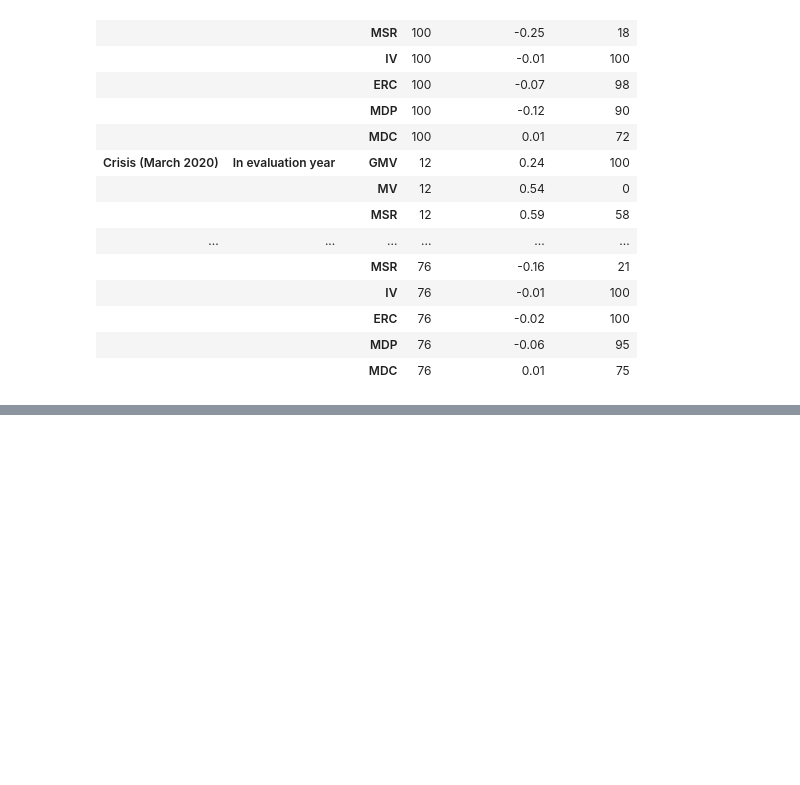
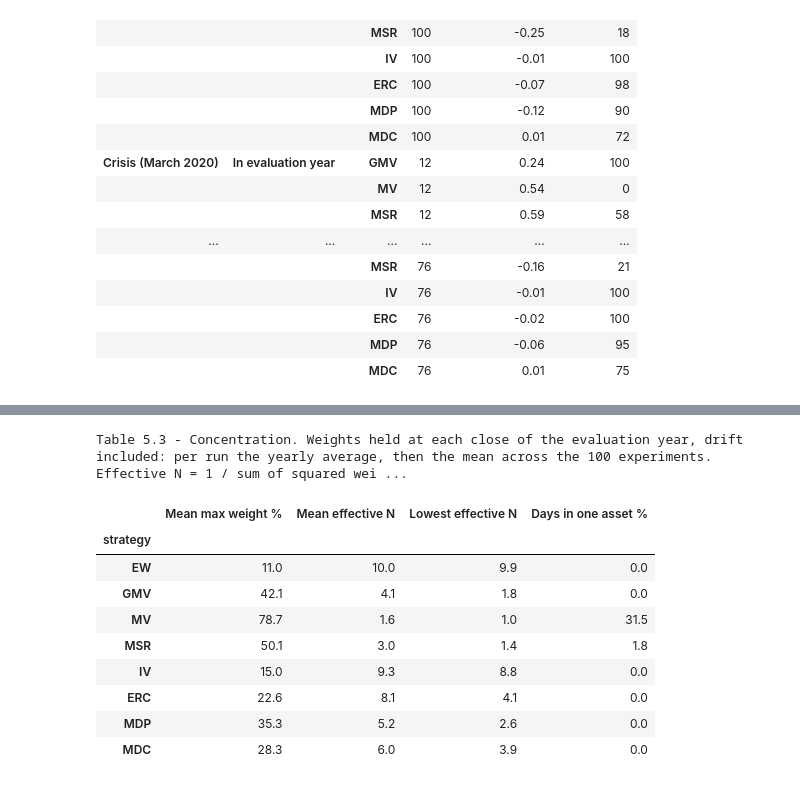
Before and after one commit to christianvanbellen/nova-ims-portfolio-management, a Jupyter notebook: notebooks/07_robustness.ipynb, the cells around one changed output, grey strips where cells are left out. Drawn from its saved outputs; the diff is of its cells as text; code cells hidden in the pictures; blank space fills up the shorter version.

```diff
--- a/notebooks/07_robustness.ipynb
+++ b/notebooks/07_robustness.ipynb
@@ -383,0 +463,20 @@ Table A5.1 - Table 5.2's groups, median paired Sharpe difference with EW and sha
+# %%
+conc = rb.concentration(grid)
+table_5_3 = rb.concentration_table(conc)
+print("Table 5.3 - Concentration. Weights held at each close of the evaluation year, drift included: per run the "
+      f"yearly average, then the mean across the {cfg.N_EXPERIMENTS} experiments. Effective N = 1 / sum of squared "
+      f"weights; {cfg.SUBSET_SIZE} assets per subset.")
+display(fmt.style(table_5_3, {"Mean max weight %": PCT(1), "Mean effective N": lambda v: fmt.number(v, 1),
+                              "Lowest effective N": lambda v: fmt.number(v, 1), "Days in one asset %": PCT(1)}))
+# %% [output]
+Table 5.3 - Concentration. Weights held at each close of the evaluation year, drift included: per run the yearly average, then the mean across the 100 experiments. Effective N = 1 / sum of squared wei ...
+|  | Mean max weight % | Mean effective N | Lowest effective N | Days in one asset % |
+| strategy |  |  |  |  |
+| EW | 11.0 | 10.0 | 9.9 | 0.0 |
+| GMV | 42.1 | 4.1 | 1.8 | 0.0 |
+| MV | 78.7 | 1.6 | 1.0 | 31.5 |
+| MSR | 50.1 | 3.0 | 1.4 | 1.8 |
+| IV | 15.0 | 9.3 | 8.8 | 0.0 |
+| ERC | 22.6 | 8.1 | 4.1 | 0.0 |
+| MDP | 35.3 | 5.2 | 2.6 | 0.0 |
+| MDC | 28.3 | 6.0 | 3.9 | 0.0 |
```
Also changed, not shown: parts of 13 cells of this notebook, 3 other files.
